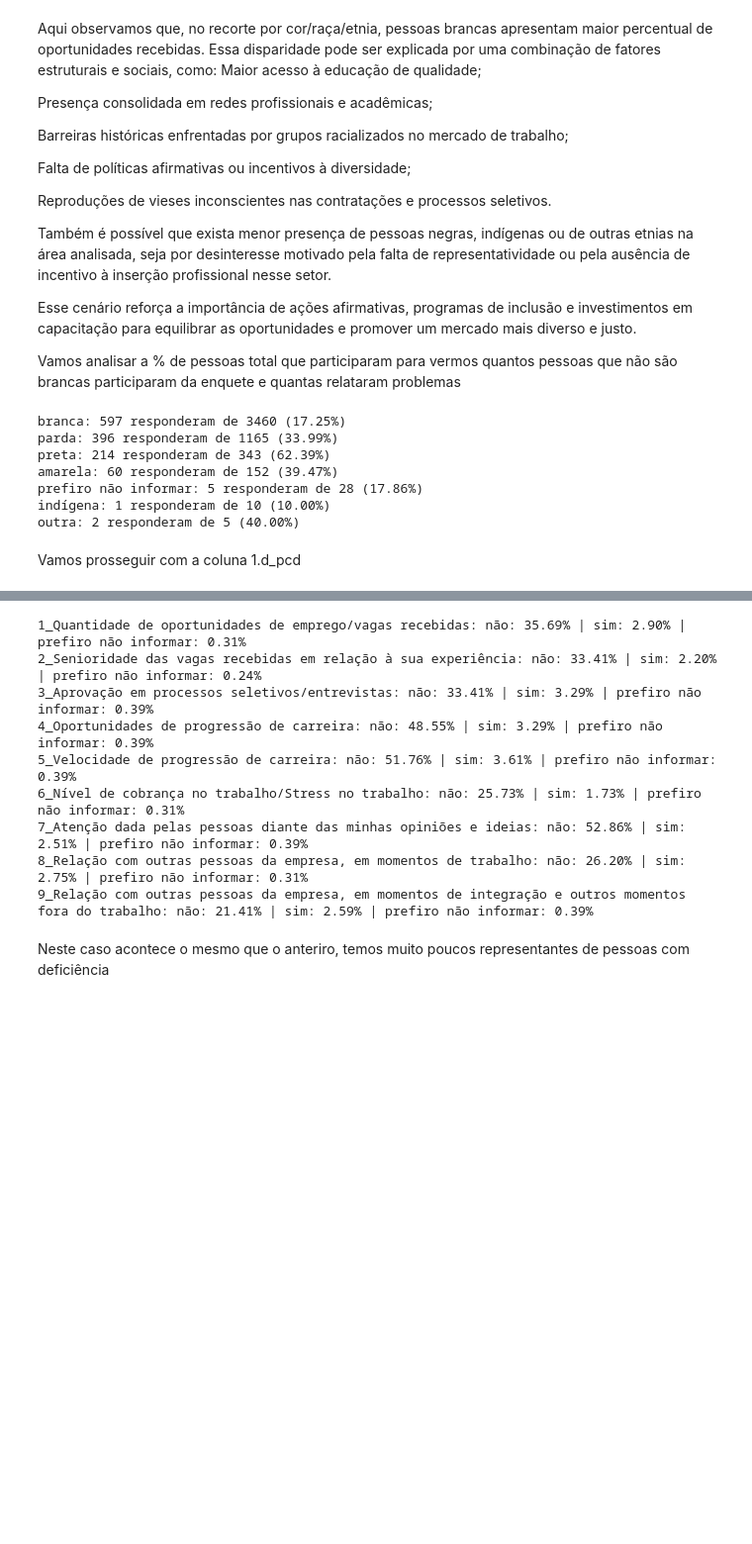
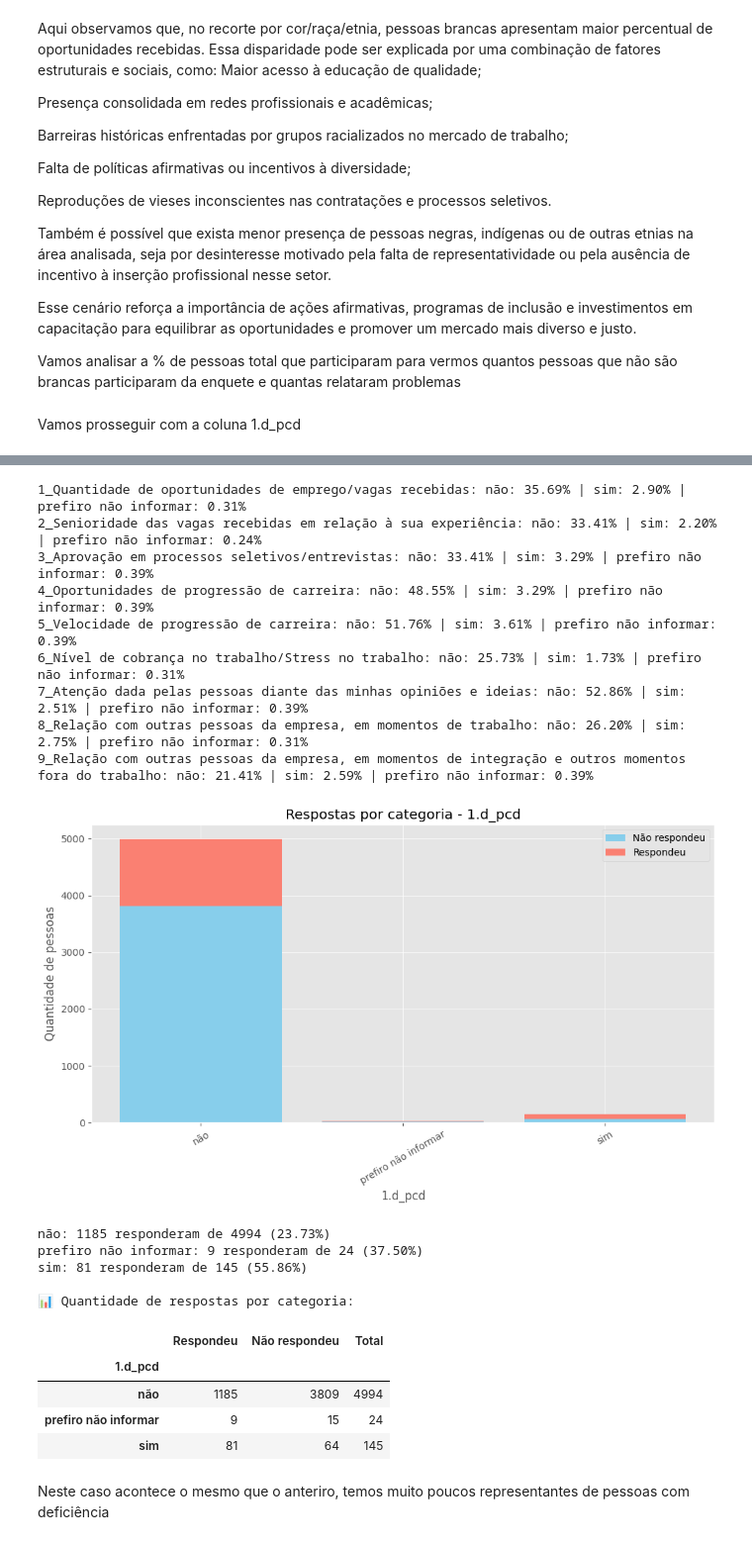
Before and after one commit to rodriguesgui/DC-Data-Glow-Up, a Jupyter notebook: src/main.ipynb, the cells around one changed output, grey strips where cells are left out. Shown at 99% size. Saved outputs shown, nothing was run; the diff lists cells and outputs as text; code cells hidden in the pictures; blank space fills up the shorter version.

```diff
--- a/src/main.ipynb
+++ b/src/main.ipynb
@@ -920,40 +938,36 @@ Esse cenário reforça a importância de ações afirmativas, programas de inclu
 
 
 Vamos analisar a % de pessoas total que participaram para vermos quantos pessoas que não são brancas participaram da enquete e quantas relataram problemas
-# %%
-contagem_total = df_todos['1.c_cor/raca/etnia'].value_counts()
-contagem_respondentes = df['1.c_cor/raca/etnia'].value_counts()
-
-for cat, total_cat in contagem_total.items():
-    respondeu = contagem_respondentes.get(cat, 0)
-    perc_respondeu = respondeu / total_cat * 100 if total_cat else 0
-    print(f"{cat}: {respondeu} responderam de {total_cat} ({perc_respondeu:.2f}%)")
-# %% [output]
-branca: 597 responderam de 3460 (17.25%)
-parda: 396 responderam de 1165 (33.99%)
-preta: 214 responderam de 343 (62.39%)
-amarela: 60 responderam de 152 (39.47%)
-prefiro não informar: 5 responderam de 28 (17.86%)
-indígena: 1 responderam de 10 (10.00%)
-outra: 2 responderam de 5 (40.00%)
 # %% [markdown]
 Vamos prosseguir com a coluna 1.d_pcd
 # %%
 # Vendo os gráficos por Cor/raça/ etnia
 plot_aspectos_por_categoria(df, coluna_categoria='1.d_pcd')
 plot_distribuicao_por_categoria(df, coluna_categoria='1.d_pcd')
 aspectos_numeros(df, coluna_categoria='1.d_pcd')
+grafico_respostas_por_categoria(df_todos, df, coluna_categoria='1.d_pcd')
 # %% [output]
 [figure]
 [figure]
 1_Quantidade de oportunidades de emprego/vagas recebidas: não: 35.69% | sim: 2.90% | prefiro não informar: 0.31%
 2_Senioridade das vagas recebidas em relação à sua experiência: não: 33.41% | sim: 2.20% | prefiro não informar: 0.24%
 3_Aprovação em processos seletivos/entrevistas: não: 33.41% | sim: 3.29% | prefiro não informar: 0.39%
 4_Oportunidades de progressão de carreira: não: 48.55% | sim: 3.29% | prefiro não informar: 0.39%
 5_Velocidade de progressão de carreira: não: 51.76% | sim: 3.61% | prefiro não informar: 0.39%
 6_Nível de cobrança no trabalho/Stress no trabalho: não: 25.73% | sim: 1.73% | prefiro não informar: 0.31%
 7_Atenção dada pelas pessoas diante das minhas opiniões e ideias: não: 52.86% | sim: 2.51% | prefiro não informar: 0.39%
 8_Relação com outras pessoas da empresa, em momentos de trabalho: não: 26.20% | sim: 2.75% | prefiro não informar: 0.31%
 9_Relação com outras pessoas da empresa, em momentos de integração e outros momentos fora do trabalho: não: 21.41% | sim: 2.59% | prefiro não informar: 0.39%
+[figure, added]
+não: 1185 responderam de 4994 (23.73%)
+prefiro não informar: 9 responderam de 24 (37.50%)
+sim: 81 responderam de 145 (55.86%)
+
+📊 Quantidade de respostas por categoria:
+|  | Respondeu | Não respondeu | Total |
+| 1.d_pcd |  |  |  |
+| não | 1185 | 3809 | 4994 |
+| prefiro não informar | 9 | 15 | 24 |
+| sim | 81 | 64 | 145 |
 # %% [markdown]
 Neste caso acontece o mesmo que o anteriro, temos muito poucos representantes de pessoas com deficiência
```
Also changed, not shown: parts of 6 cells of this notebook.
